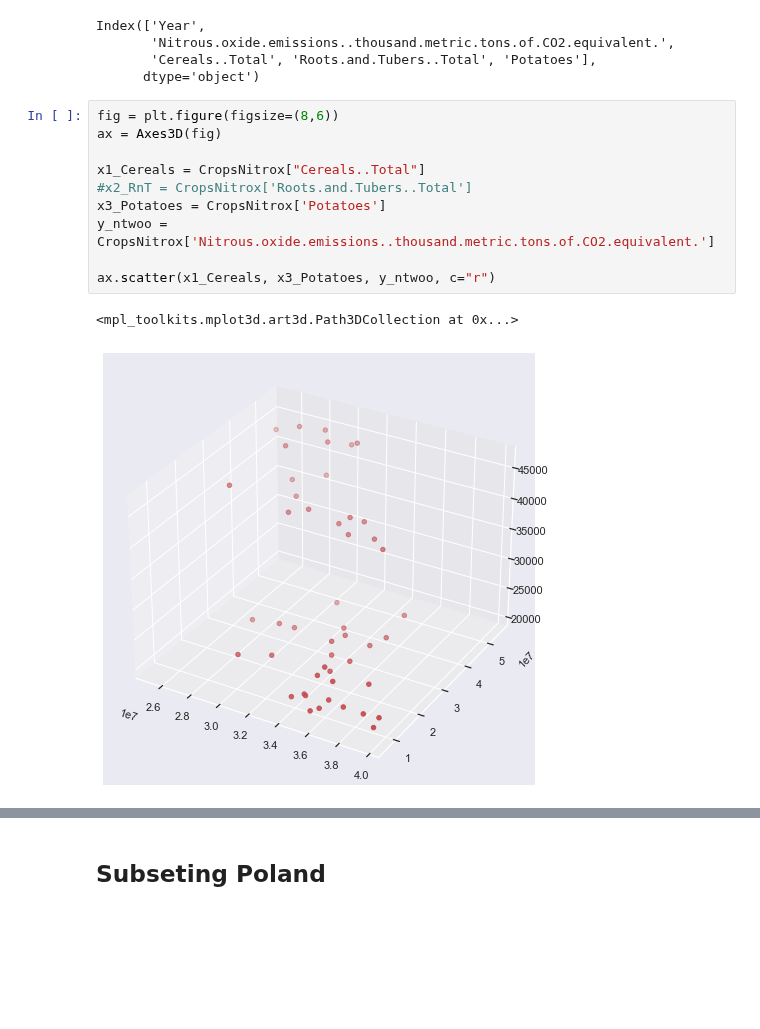
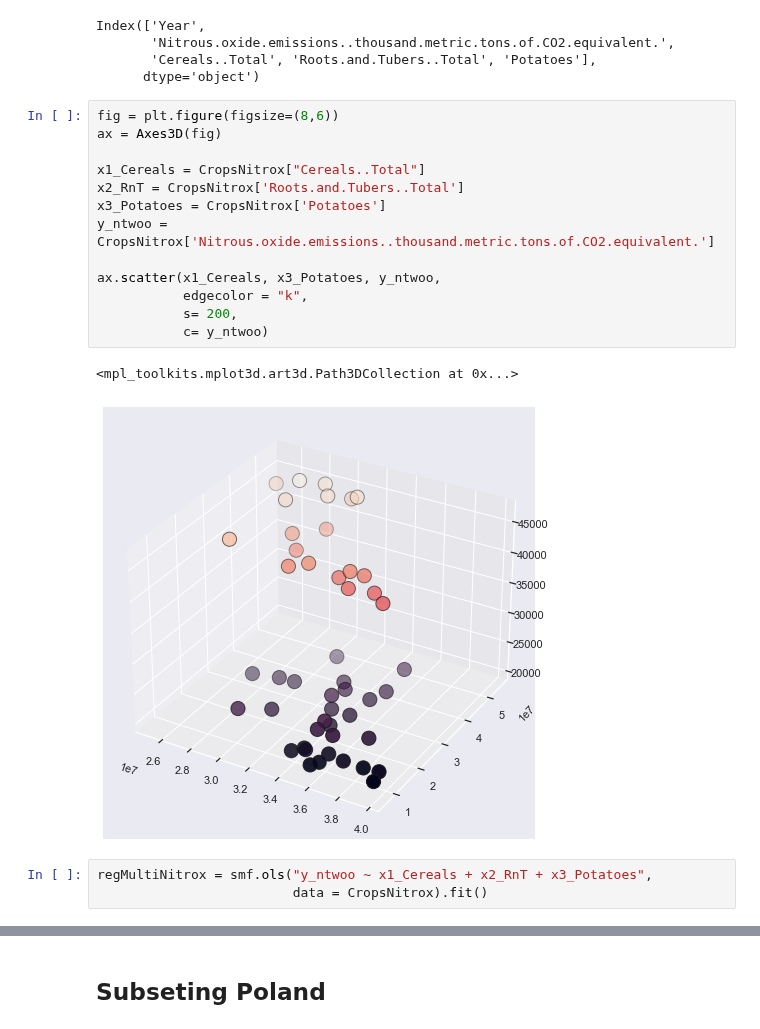
Before and after one commit to Alejandro-github-mx/statistics-projects, a Jupyter notebook: 2022-02-28-statistics-homework-FoodCC-Poland.ipynb, the cells around one changed output, grey strips where cells are left out. Saved outputs shown, nothing was run; the diff lists cells and outputs as text; blank space fills up the shorter version.

Commit message:
Multivariate regression. Final analysis before interpretation and discussion.

```diff
--- a/2022-02-28-statistics-homework-FoodCC-Poland.ipynb
+++ b/2022-02-28-statistics-homework-FoodCC-Poland.ipynb
@@ -579,13 +591,19 @@ Index(['Year',
 # %%
 fig = plt.figure(figsize=(8,6))
 ax = Axes3D(fig)
 
 x1_Cereals = CropsNitrox["Cereals..Total"]
-#x2_RnT = CropsNitrox['Roots.and.Tubers..Total']
+x2_RnT = CropsNitrox['Roots.and.Tubers..Total']
 x3_Potatoes = CropsNitrox['Potatoes']
 y_ntwoo = CropsNitrox['Nitrous.oxide.emissions..thousand.metric.tons.of.CO2.equivalent.']
 
-ax.scatter(x1_Cereals, x3_Potatoes, y_ntwoo, c="r")
+ax.scatter(x1_Cereals, x3_Potatoes, y_ntwoo,
+           edgecolor = "k",
+           s= 200,
+           c= y_ntwoo)
 # %% [output]
 <mpl_toolkits.mplot3d.art3d.Path3DCollection at 0x...>
-[figure, old version]
+[figure, new version]
+# %%
+regMultiNitrox = smf.ols("y_ntwoo ~ x1_Cereals + x2_RnT + x3_Potatoes",
+                         data = CropsNitrox).fit()
```
Also changed, not shown: parts of 2 cells of this notebook.
